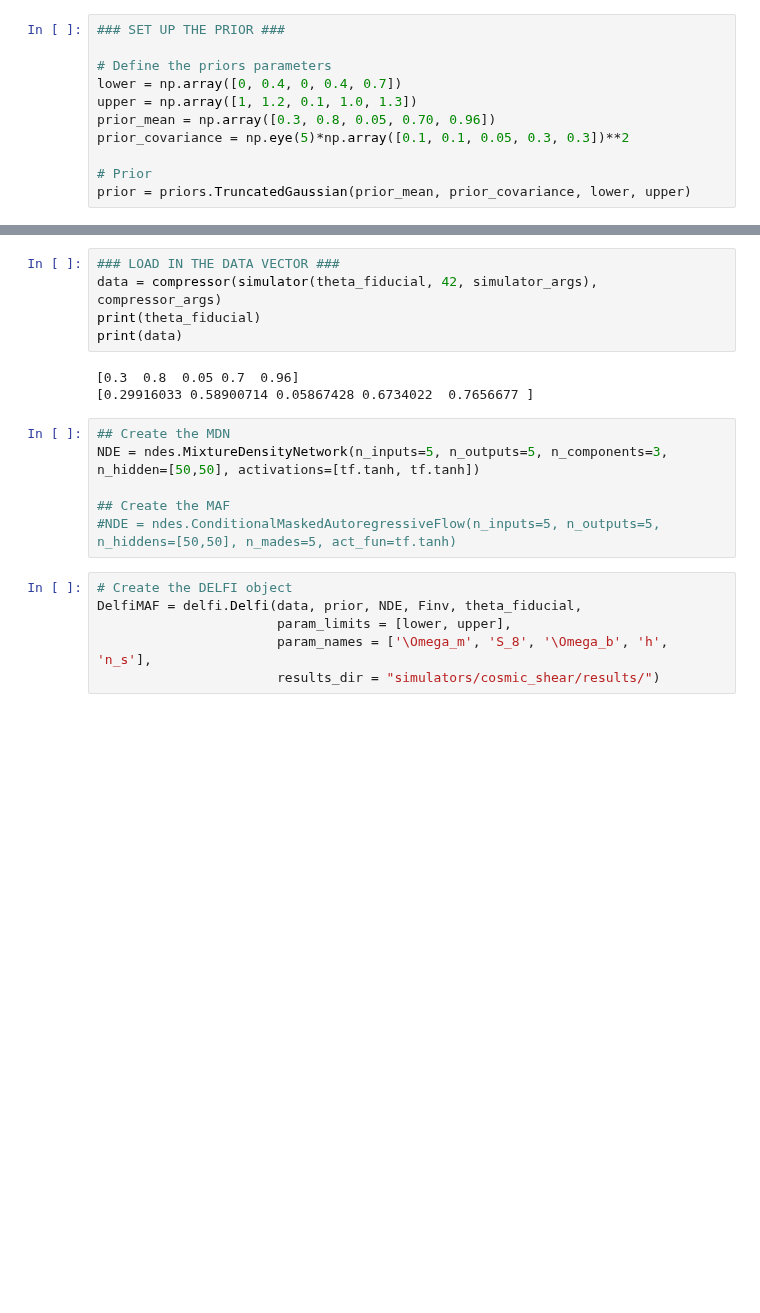
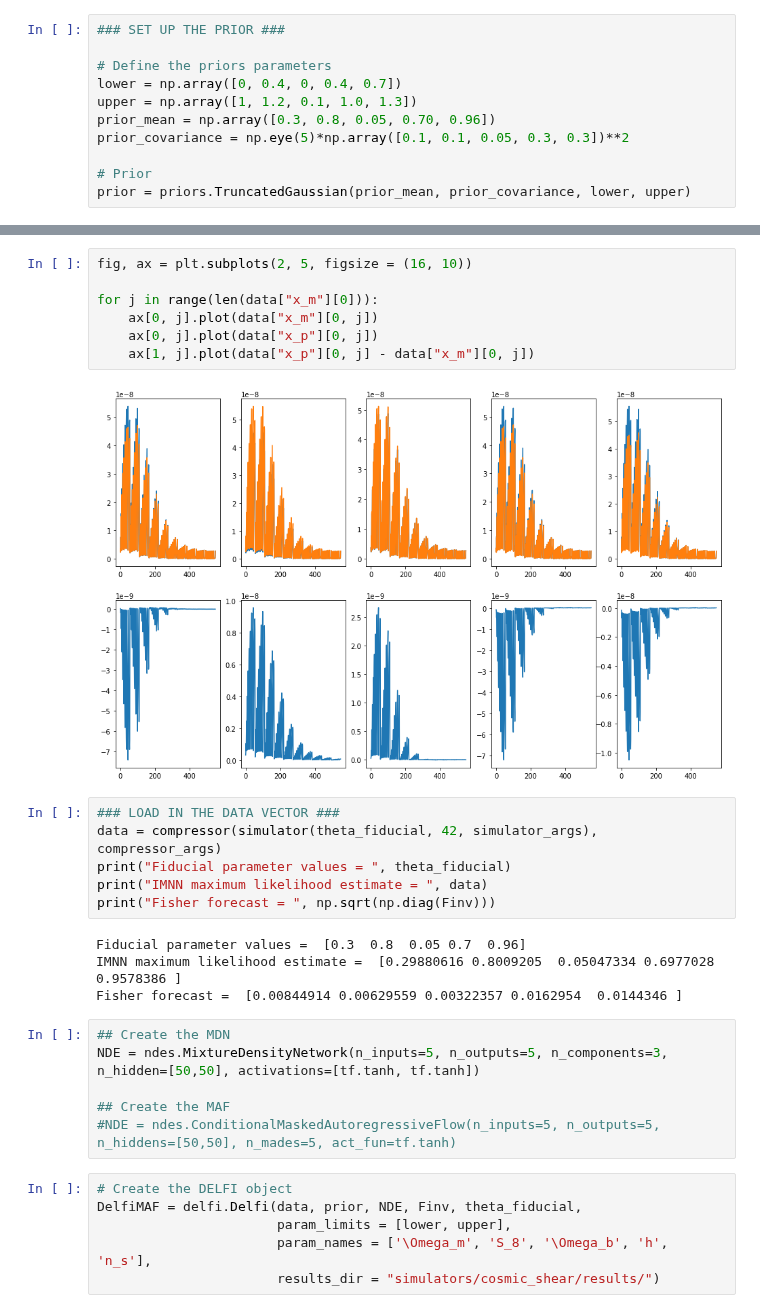
Before and after one commit to jasminelujia/pydelfi, a Jupyter notebook: cosmic_shear-IMNN.ipynb, the cells around one changed output, grey strips where cells are left out. Drawn from its saved outputs; the diff is of its cells as text; blank space fills up the shorter version.

```diff
--- a/cosmic_shear-IMNN.ipynb
+++ b/cosmic_shear-IMNN.ipynb
@@ -88,11 +103,22 @@ InvalidArgumentError: Input is not invertible.
+# %%
+fig, ax = plt.subplots(2, 5, figsize = (16, 10))
+
+for j in range(len(data["x_m"][0])):
+    ax[0, j].plot(data["x_m"][0, j])
+    ax[0, j].plot(data["x_p"][0, j])
+    ax[1, j].plot(data["x_p"][0, j] - data["x_m"][0, j])
+# %% [output]
+[figure, added]
 # %%
 ### LOAD IN THE DATA VECTOR ###
 data = compressor(simulator(theta_fiducial, 42, simulator_args), compressor_args)
-print(theta_fiducial)
-print(data)
+print("Fiducial parameter values = ", theta_fiducial)
+print("IMNN maximum likelihood estimate = ", data)
+print("Fisher forecast = ", np.sqrt(np.diag(Finv)))
 # %% [output]
-[0.3  0.8  0.05 0.7  0.96]
-[0.29916033 0.58900714 0.05867428 0.6734022  0.7656677 ]
+Fiducial parameter values =  [0.3  0.8  0.05 0.7  0.96]
+IMNN maximum likelihood estimate =  [0.29880616 0.8009205  0.05047334 0.6977028  0.9578386 ]
+Fisher forecast =  [0.00844914 0.00629559 0.00322357 0.0162954  0.0144346 ]
 # %%
 ## Create the MDN
 NDE = ndes.MixtureDensityNetwork(n_inputs=5, n_outputs=5, n_components=3, n_hidden=[50,50], activations=[tf.tanh, tf.tanh])
```
Also changed, not shown: parts of 6 cells of this notebook, 2 other files.
